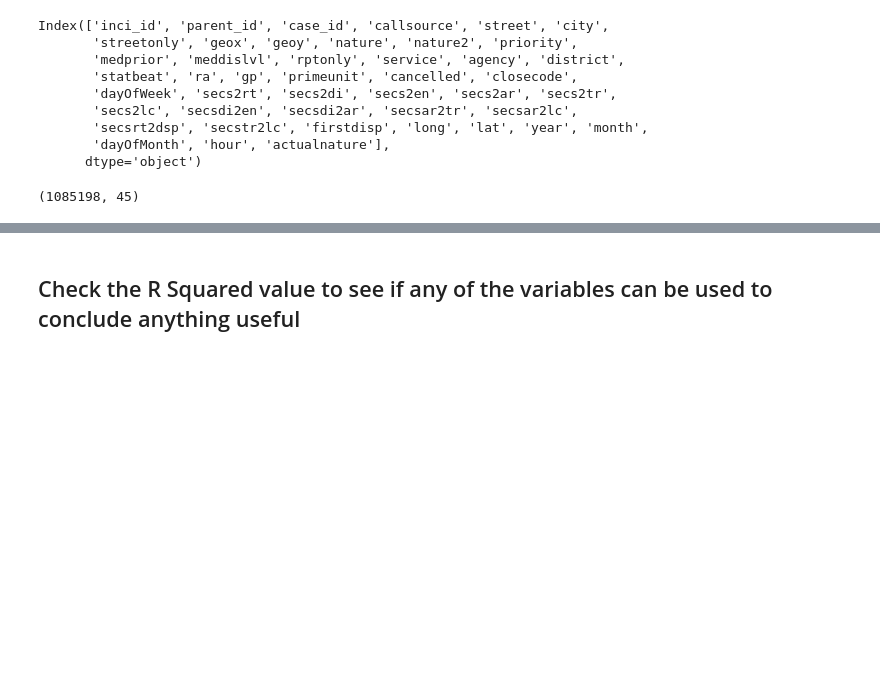
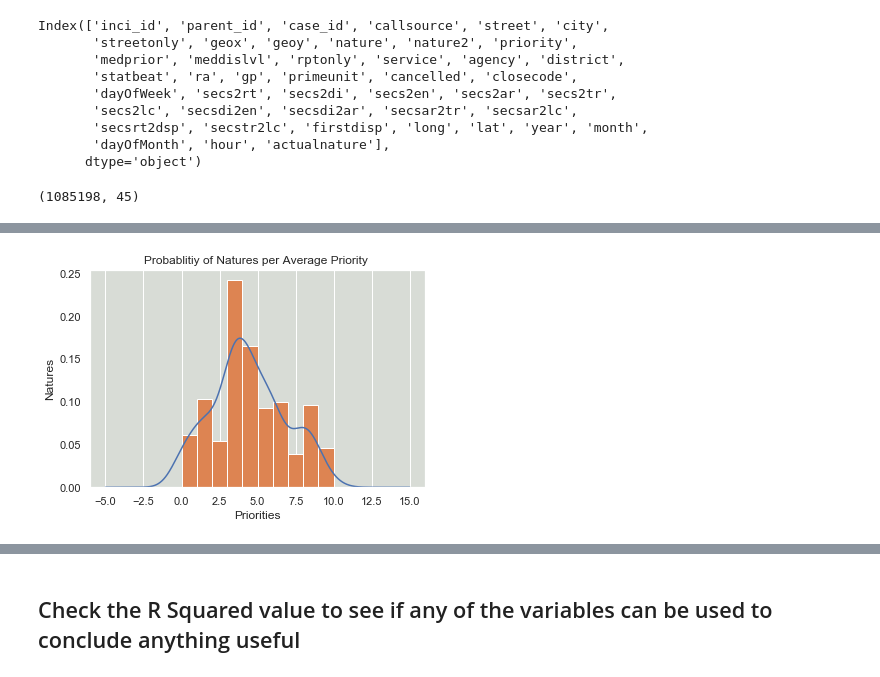
Before and after one commit to UNCG-CSE/Guilford_EMS, a Jupyter notebook: src/Machine Learning.ipynb, the cells around one changed output, grey strips where cells are left out. Cells and saved outputs as stored; diff of their text form; code cells hidden in the pictures; blank space fills up the shorter version.

```diff
--- a/src/Machine Learning.ipynb
+++ b/src/Machine Learning.ipynb
@@ -94,0 +113,11 @@ Index(['priority', 'agency', 'district', 'actualnature'], dtype='object')
+# %%
+fig, ax = plt.subplots()
+x = newdf.groupby(['actualnature'])['priority'].agg(lambda x: x.unique().mean())
+x.plot.kde(ax=ax, legend=False, title = 'Probablitiy of Natures per Average Priority ')
+x.plot.hist(density = True, ax = ax)
+ax.set_ylabel('Natures')
+ax.set_xlabel('Priorities')
+ax.grid(axis='y')
+ax.set_facecolor('#d8dcd6')
+# %% [output]
+[figure, added]
```
Also changed, not shown: parts of 23 cells of this notebook.
